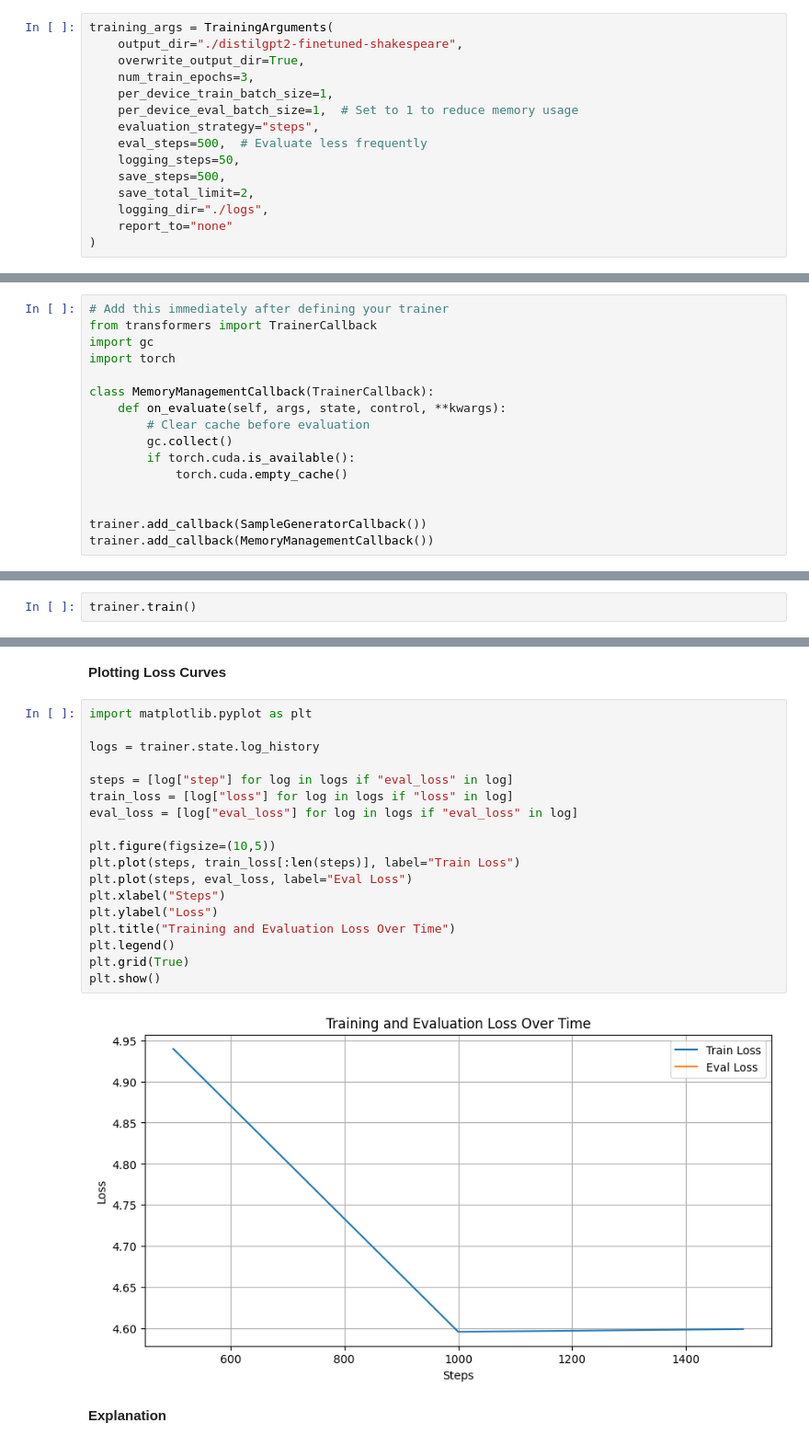
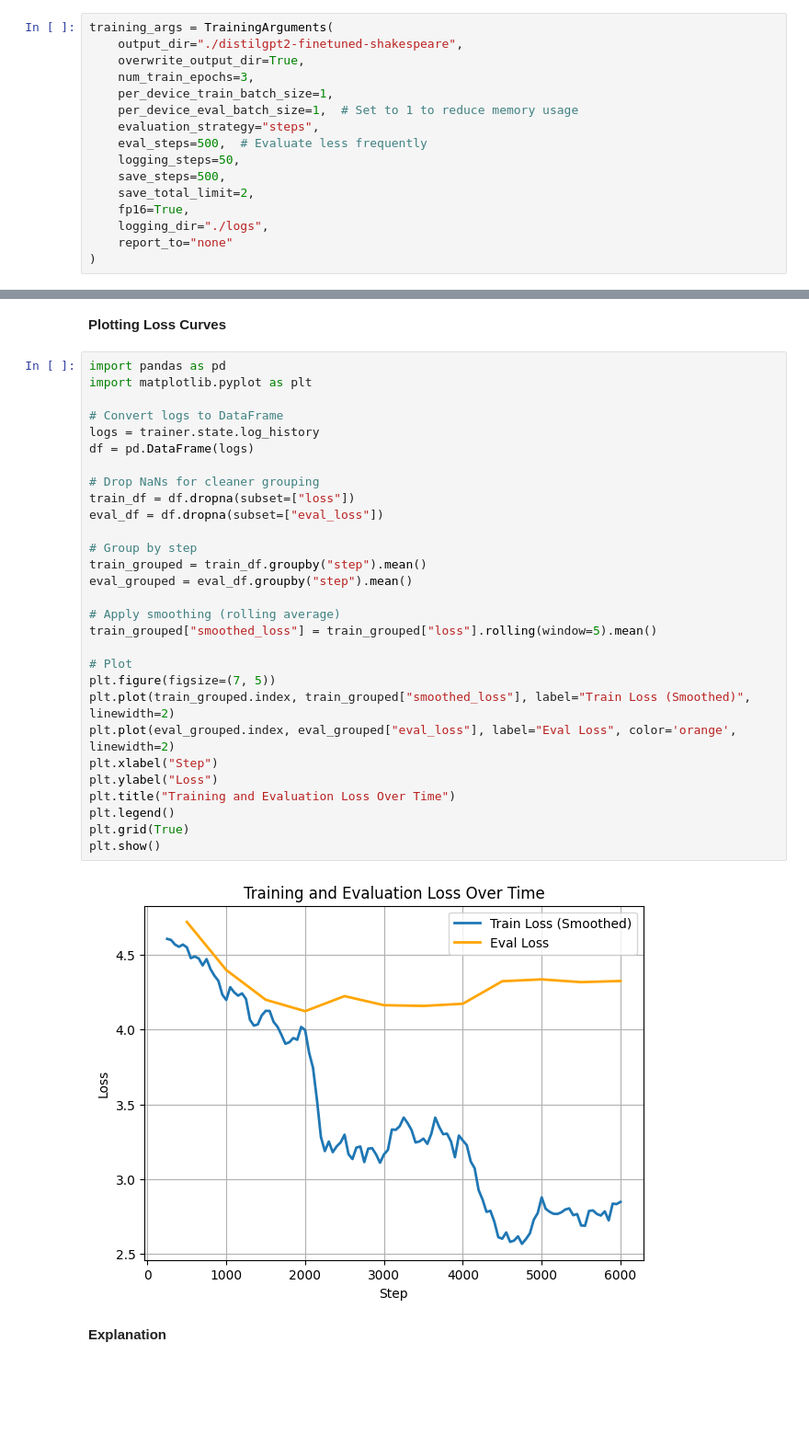
Before and after one commit to IP-04/huggingface_nlp_project_2, a Jupyter notebook: huggingface_preprocessing.ipynb, the cells around one changed output, grey strips where cells are left out. Shown at 92% size. Cells and saved outputs as stored; diff of their text form; blank space fills up the shorter version.

Commit message:
Fixed Training issues

```diff
--- a/huggingface_preprocessing.ipynb
+++ b/huggingface_preprocessing.ipynb
@@ -336,6 +344,7 @@ training_args = TrainingArguments(
     logging_steps=50,
     save_steps=500,
     save_total_limit=2,
+    fp16=True,
     logging_dir="./logs",
     report_to="none"
 )
@@ -452,16 +472,0 @@ MEmory Cleanup before evaluation:
-# %%
-# Add this immediately after defining your trainer
-from transformers import TrainerCallback
-import gc
-import torch
-
-class MemoryManagementCallback(TrainerCallback):
-    def on_evaluate(self, args, state, control, **kwargs):
-        # Clear cache before evaluation
-        gc.collect()
-        if torch.cuda.is_available():
-            torch.cuda.empty_cache()
-
-
-trainer.add_callback(SampleGeneratorCallback())
-trainer.add_callback(MemoryManagementCallback())
@@ -470,2 +472,0 @@ Training with Callbacks and Perplexity:
-# %%
-trainer.train()
@@ -479,24 +473,35 @@ TrainOutput(global_step=1500, training_loss=3.5790098673502606, metrics={'train_
 # %% [markdown]
 **Plotting Loss Curves**
 # %%
+import pandas as pd
 import matplotlib.pyplot as plt
 
+# Convert logs to DataFrame
 logs = trainer.state.log_history
+df = pd.DataFrame(logs)
 
-steps = [log["step"] for log in logs if "eval_loss" in log]
-train_loss = [log["loss"] for log in logs if "loss" in log]
-eval_loss = [log["eval_loss"] for log in logs if "eval_loss" in log]
+# Drop NaNs for cleaner grouping
+train_df = df.dropna(subset=["loss"])
+eval_df = df.dropna(subset=["eval_loss"])
 
-plt.figure(figsize=(10,5))
-plt.plot(steps, train_loss[:len(steps)], label="Train Loss")
-plt.plot(steps, eval_loss, label="Eval Loss")
-plt.xlabel("Steps")
+# Group by step
+train_grouped = train_df.groupby("step").mean()
+eval_grouped = eval_df.groupby("step").mean()
+
+# Apply smoothing (rolling average)
+train_grouped["smoothed_loss"] = train_grouped["loss"].rolling(window=5).mean()
+
+# Plot
+plt.figure(figsize=(7, 5))
+plt.plot(train_grouped.index, train_grouped["smoothed_loss"], label="Train Loss (Smoothed)", linewidth=2)
+plt.plot(eval_grouped.index, eval_grouped["eval_loss"], label="Eval Loss", color='orange', linewidth=2)
+plt.xlabel("Step")
 plt.ylabel("Loss")
 plt.title("Training and Evaluation Loss Over Time")
 plt.legend()
 plt.grid(True)
 plt.show()
 # %% [output]
-[figure, old version]
+[figure, new version]
 # %% [markdown]
 **Explanation**
```
Also changed, not shown: parts of 49 cells of this notebook.
